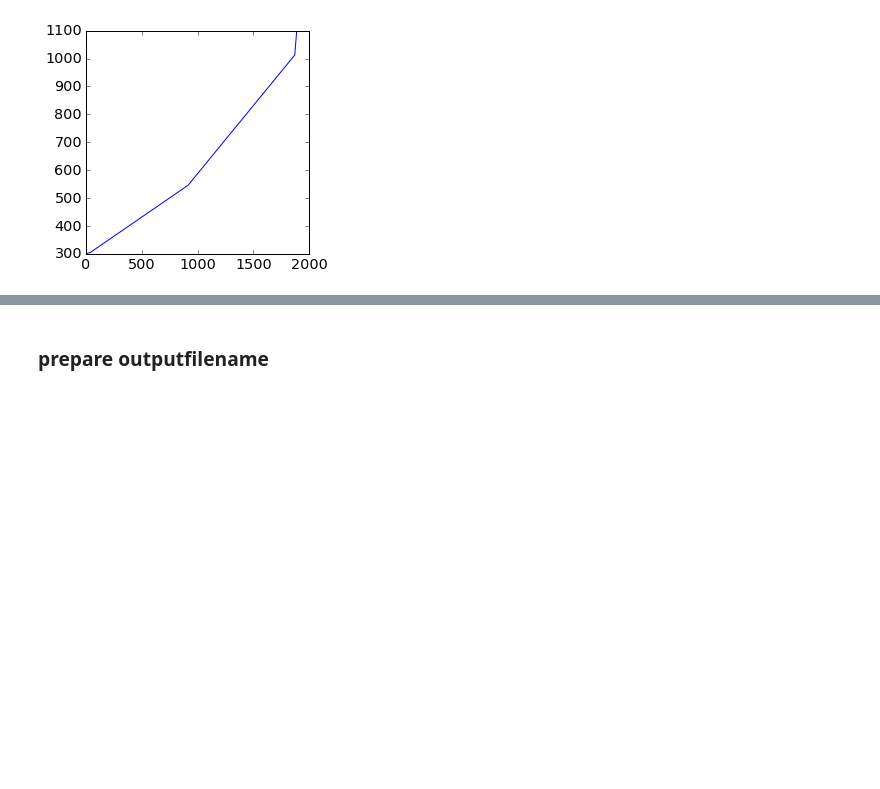
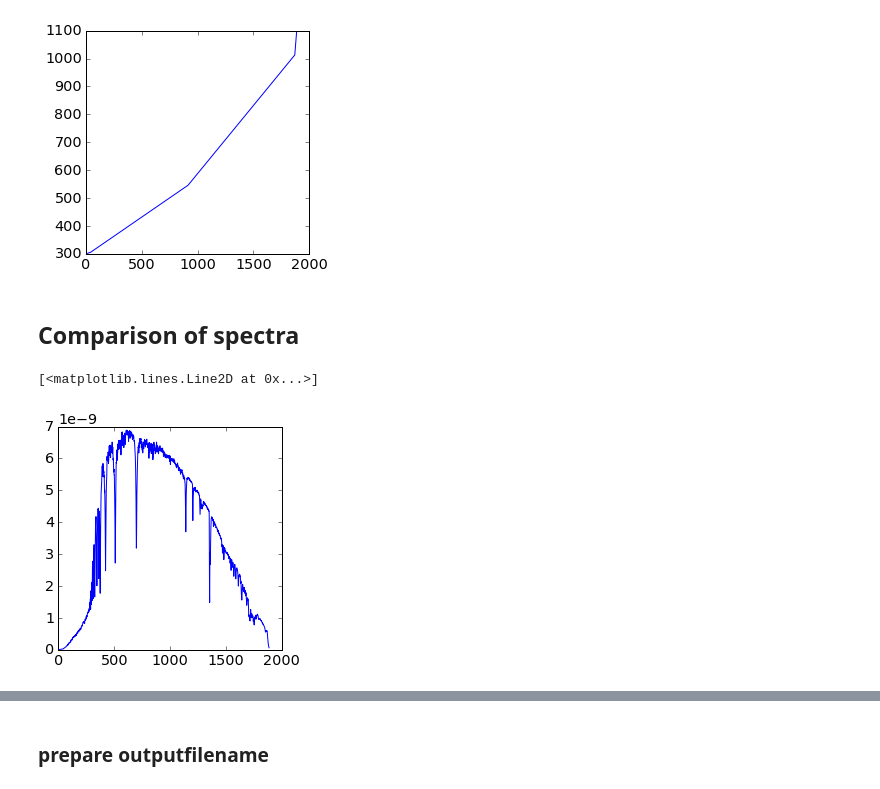
Before and after one commit to sylvielsstfr/CTIOAna2016, a Jupyter notebook: ana_2016_11/Fit_Spectrum_HD14943.ipynb, the cells around one changed output, grey strips where cells are left out. Drawn from its saved outputs; the diff is of its cells as text; code cells hidden in the pictures; blank space fills up the shorter version.

```diff
--- a/ana_2016_11/Fit_Spectrum_HD14943.ipynb
+++ b/ana_2016_11/Fit_Spectrum_HD14943.ipynb
@@ -521,0 +538,7 @@ plt.plot(simspectra_data[0,:])
+# %% [markdown]
+## Comparison of spectra
+# %%
+plt.plot(simspectra_data[2,:])
+# %% [output]
+[<matplotlib.lines.Line2D at 0x...>]
+[figure, added]
```
Also changed, not shown: parts of 24 cells of this notebook.
